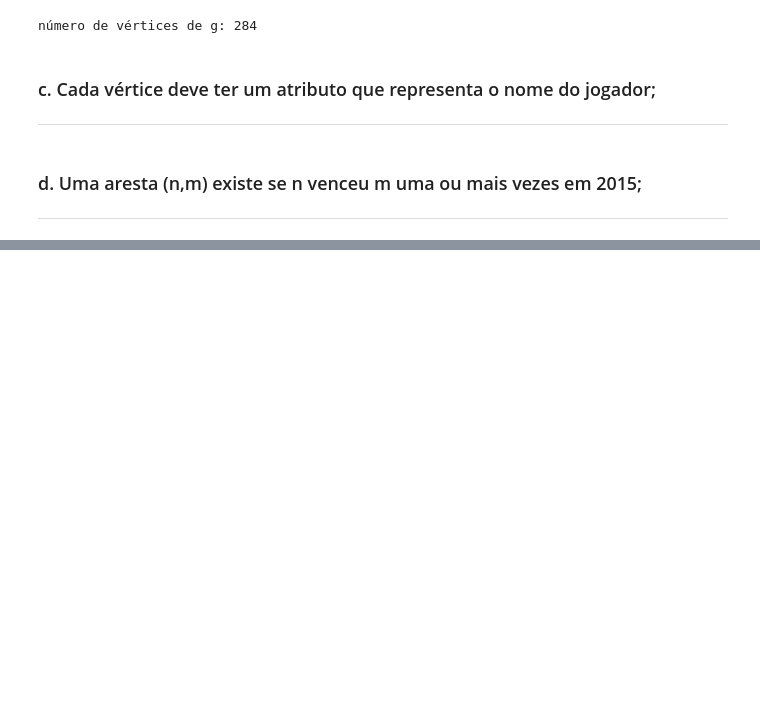
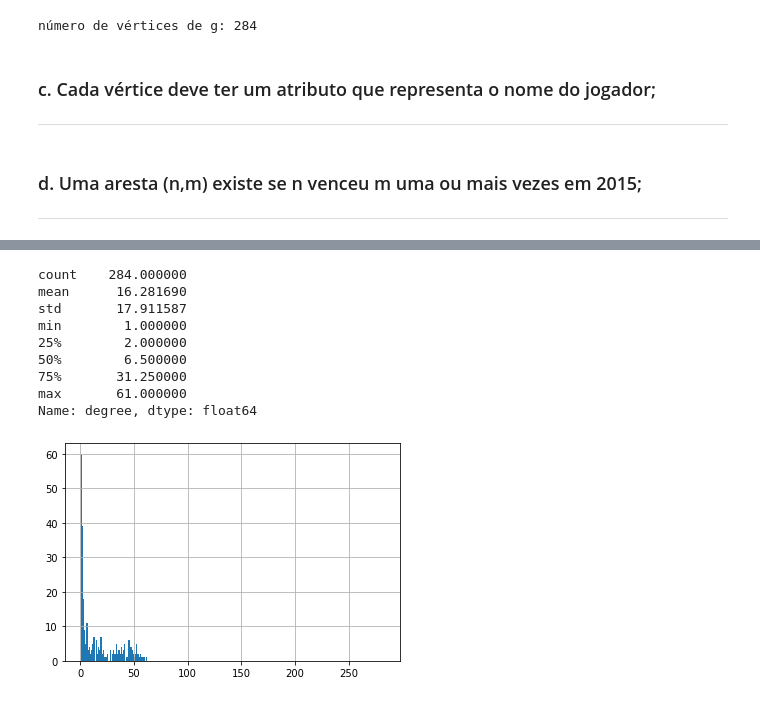
Before and after one commit to fernandocfbf/APS1-redes-sociais, a Jupyter notebook: init.ipynb, the cells around one changed output, grey strips where cells are left out. Drawn from its saved outputs; the diff is of its cells as text; code cells hidden in the pictures; blank space fills up the shorter version.

```diff
--- a/init.ipynb
+++ b/init.ipynb
@@ -192,0 +291,19 @@ save_gt(g, 'exemplo.net.gz')
+# %%
+degrees = []
+for indeg, outdeg in zip(in_degrees, out_degrees):
+    degrees.append(indeg + outdeg)
+# %%
+df['degree'] = degrees
+df['degree'].hist(bins=range(n))
+df['degree'].describe()
+# %% [output]
+count    284.000000
+mean      16.281690
+std       17.911587
+min        1.000000
+25%        2.000000
+50%        6.500000
+75%       31.250000
+max       61.000000
+Name: degree, dtype: float64
+[figure, added]
```
Also changed, not shown: parts of 15 cells of this notebook.
